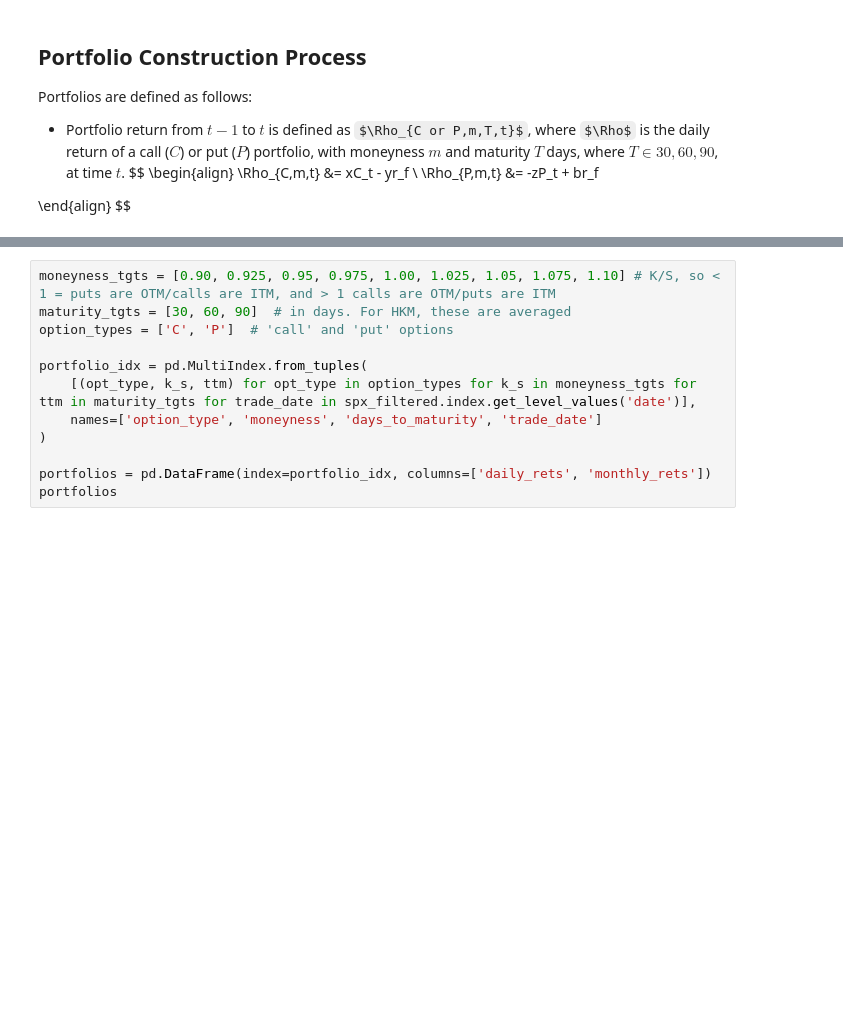
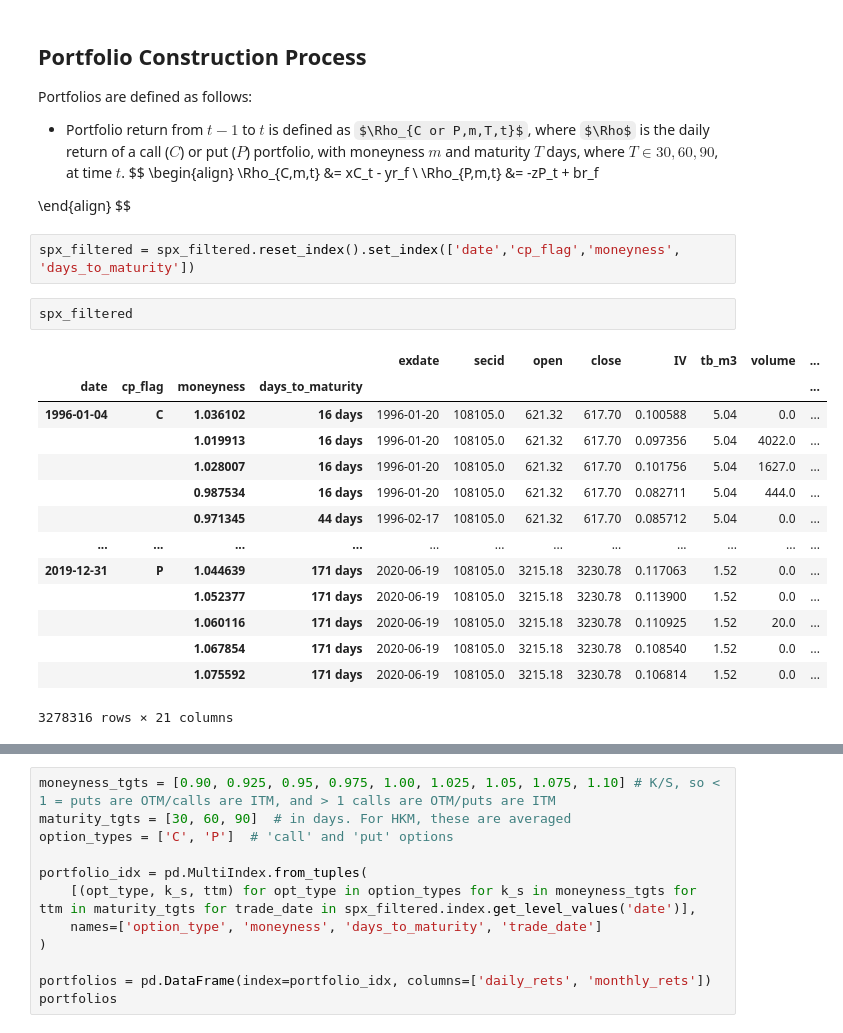
Before and after one commit to jmbejara/constantinides_2013_options, a Jupyter notebook: notebooks/portfolios.ipynb, the cells around one changed output, grey strips where cells are left out. Drawn from its saved outputs; the diff is of its cells as text; some formulas as TeX source; blank space fills up the shorter version.

```diff
--- a/notebooks/portfolios.ipynb
+++ b/notebooks/portfolios.ipynb
@@ -131,5 +144,24 @@ $$
 
 \end{align}
 $$
+# %%
+spx_filtered = spx_filtered.reset_index().set_index(['date','cp_flag','moneyness', 'days_to_maturity'])
+# %%
+spx_filtered
+# %% [output]
+|  |  |  |  | exdate | secid | open | close | IV | tb_m3 | volume | ... |
+| date | cp_flag | moneyness | days_to_maturity |  |  |  |  |  |  |  | ... |
+| 1996-01-04 | C | 1.036102 | 16 days | 1996-01-20 | 108105.0 | 621.32 | 617.70 | 0.100588 | 5.04 | 0.0 | ... |
+|  |  | 1.019913 | 16 days | 1996-01-20 | 108105.0 | 621.32 | 617.70 | 0.097356 | 5.04 | 4022.0 | ... |
+|  |  | 1.028007 | 16 days | 1996-01-20 | 108105.0 | 621.32 | 617.70 | 0.101756 | 5.04 | 1627.0 | ... |
+|  |  | 0.987534 | 16 days | 1996-01-20 | 108105.0 | 621.32 | 617.70 | 0.082711 | 5.04 | 444.0 | ... |
+|  |  | 0.971345 | 44 days | 1996-02-17 | 108105.0 | 621.32 | 617.70 | 0.085712 | 5.04 | 0.0 | ... |
+| ... | ... | ... | ... | ... | ... | ... | ... | ... | ... | ... | ... |
+| 2019-12-31 | P | 1.044639 | 171 days | 2020-06-19 | 108105.0 | 3215.18 | 3230.78 | 0.117063 | 1.52 | 0.0 | ... |
+|  |  | 1.052377 | 171 days | 2020-06-19 | 108105.0 | 3215.18 | 3230.78 | 0.113900 | 1.52 | 0.0 | ... |
+|  |  | 1.060116 | 171 days | 2020-06-19 | 108105.0 | 3215.18 | 3230.78 | 0.110925 | 1.52 | 20.0 | ... |
+|  |  | 1.067854 | 171 days | 2020-06-19 | 108105.0 | 3215.18 | 3230.78 | 0.108540 | 1.52 | 0.0 | ... |
+|  |  | 1.075592 | 171 days | 2020-06-19 | 108105.0 | 3215.18 | 3230.78 | 0.106814 | 1.52 | 0.0 | ... |
+3278316 rows × 21 columns
 # %%
 pd.date_tDATE_RANGE
```
Also changed, not shown: parts of 2 cells of this notebook.
